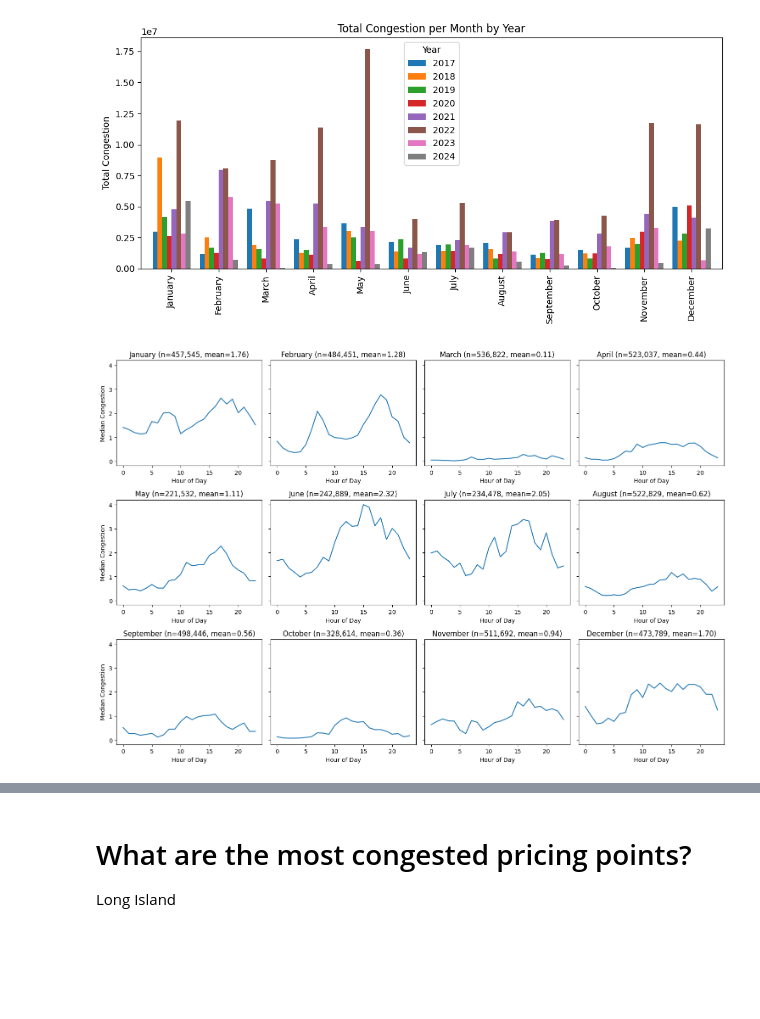
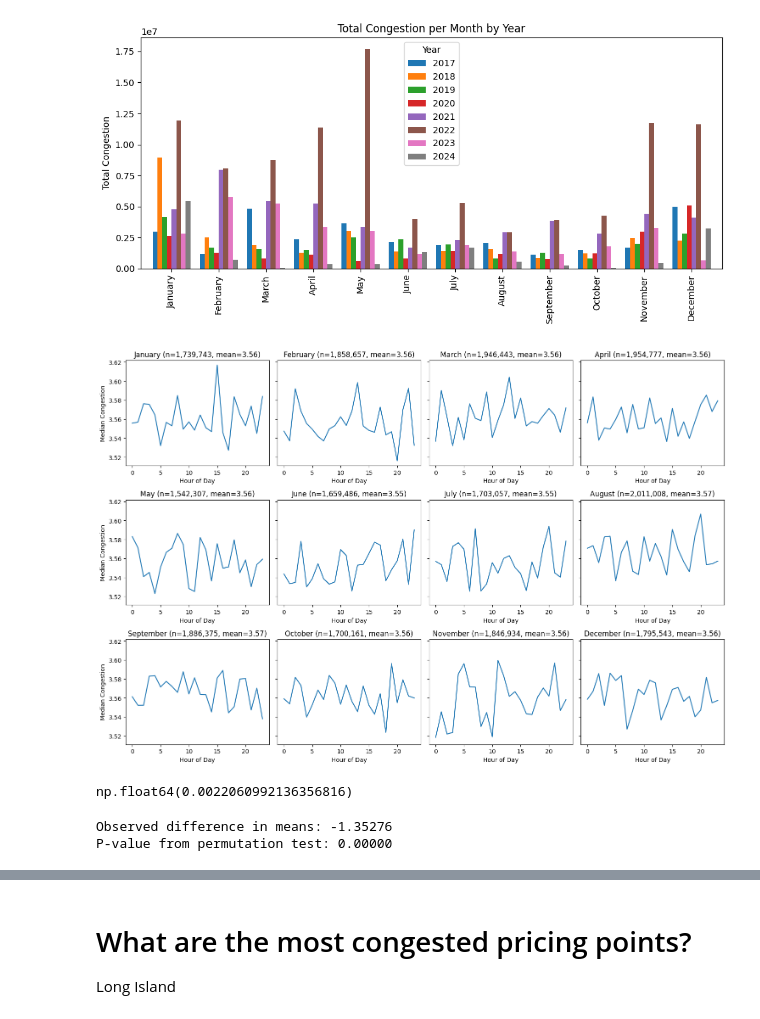
Before and after one commit to hankehly/adhoc-energy-analytics, a Jupyter notebook: notebooks/202506141626_eda.ipynb, the cells around one changed output, grey strips where cells are left out. Cells and saved outputs as stored; diff of their text form; code cells hidden in the pictures; blank space fills up the shorter version.

```diff
--- a/notebooks/202506141626_eda.ipynb
+++ b/notebooks/202506141626_eda.ipynb
@@ -31,9 +148,6 @@ nyiso = gridstatus.NYISO()
 
 * I am assuming 2022-2025 is an acceptable "post-pandemic" period.
 # %%
-from dateutil.relativedelta import relativedelta
-
-
 def download_lmp_by_month(
     start_date: datetime.date, end_date: datetime.date
 ) -> pd.DataFrame:
@@ -65,7 +179,7 @@ def download_lmp_by_month(
                 market=gridstatus.Markets.DAY_AHEAD_HOURLY,
                 locations="ALL",
                 location_type=gridstatus.nyiso.GENERATOR,
-                verbose=False,
+                verbose=True,
             )
             df_month.to_parquet(out_path)
 
@@ -73,11 +187,13 @@ def download_lmp_by_month(
         current = next_month
 
     print(f"Concatenating {len(dfs)} months of data")
-    return pd.concat(dfs, ignore_index=True)
+    return pd.concat(dfs, ignore_index=True).astype(
+        {"Market": "category", "Location": "category", "Location Type": "category"}
+    )
 
 
 # example invocation
-start_date = datetime.date(2017, 1, 1)
-end_date = datetime.date(2025, 1, 1) - datetime.timedelta(days=1)
+start_date = datetime.date(2010, 1, 1)
+end_date = datetime.date(2025, 6, 1) - datetime.timedelta(days=1)
 df = download_lmp_by_month(start_date, end_date)
 # %% [output]
@@ -101,2 +216,0 @@ Concatenating 96 months of data
-# %%
-df = all_lmp_df
@@ -287,33 +417,45 @@ plt.show()
 # %% [output]
 [figure]
 # %%
-trimmed_df_2024 = trimmed_df[trimmed_df["Interval Start"].dt.year == 2024]
+trimmed_df_sample = trimmed_df[trimmed_df["Interval Start"].dt.year.isin([2017, 2018, 2019, 2020, 2024])]
 
 # get counts per month
-counts = trimmed_df_2024["Interval Start"].dt.month.value_counts().sort_index()
+counts = trimmed_df_sample["Interval Start"].dt.month.value_counts().sort_index()
 
 fig, axes = plt.subplots(3, 4, figsize=(15, 10), sharey=True)
 axes = axes.flatten()
 
-mean_cong_month_hour = trimmed_df_2024.pivot_table(
-    index=trimmed_df_2024["Interval Start"].dt.hour,
-    columns=trimmed_df_2024["Interval Start"].dt.month,
+mean_cong_month_hour = trimmed_df_sample.pivot_table(
+    index=trimmed_df_sample["Interval Start"].dt.hour,
+    columns=trimmed_df_sample["Interval Start"].dt.month,
     values="Congestion",
     aggfunc="mean",
 )
 
 for month, ax in zip(mean_cong_month_hour.columns, axes):
     # plot the mean congestion curve
     mean_cong_month_hour[month].plot(ax=ax)
     # annotate title with month name and count
     n = counts.get(month, 0)
     ax.set_title(
         f"{calendar.month_name[month]} (n={n:,}, mean={mean_cong_month_hour[month].mean():.2f})"
     )
     ax.set_xlabel("Hour of Day")
     ax.set_ylabel("Median Congestion")
 
 plt.tight_layout()
 plt.show()
 # %% [output]
-[figure, old version]
+[figure, new version]
+# %%
+is_summer = trimmed_df["Interval Start"].dt.month.isin([6, 7, 8])
+
+summer_cong = trimmed_df[is_summer].Congestion
+non_summer_cong = trimmed_df[~is_summer].Congestion
+
+# Observed difference in means
+obs_diff = non_summer_cong.mean() - summer_cong.mean()
+
+obs_diff
+# %% [output]
+np.float64(0.0022060992136356816)
@@ -319,0 +484,8 @@ plt.show()
+# %%
+p_value = np.mean(np.abs(perm_diffs) >= np.abs(obs_diff))
+
+print(f"Observed difference in means: {obs_diff:.5f}")
+print(f"P-value from permutation test: {p_value:.5f}")
+# %% [output]
+Observed difference in means: -1.35276
+P-value from permutation test: 0.00000
```
Also changed, not shown: parts of 5 cells of this notebook.
